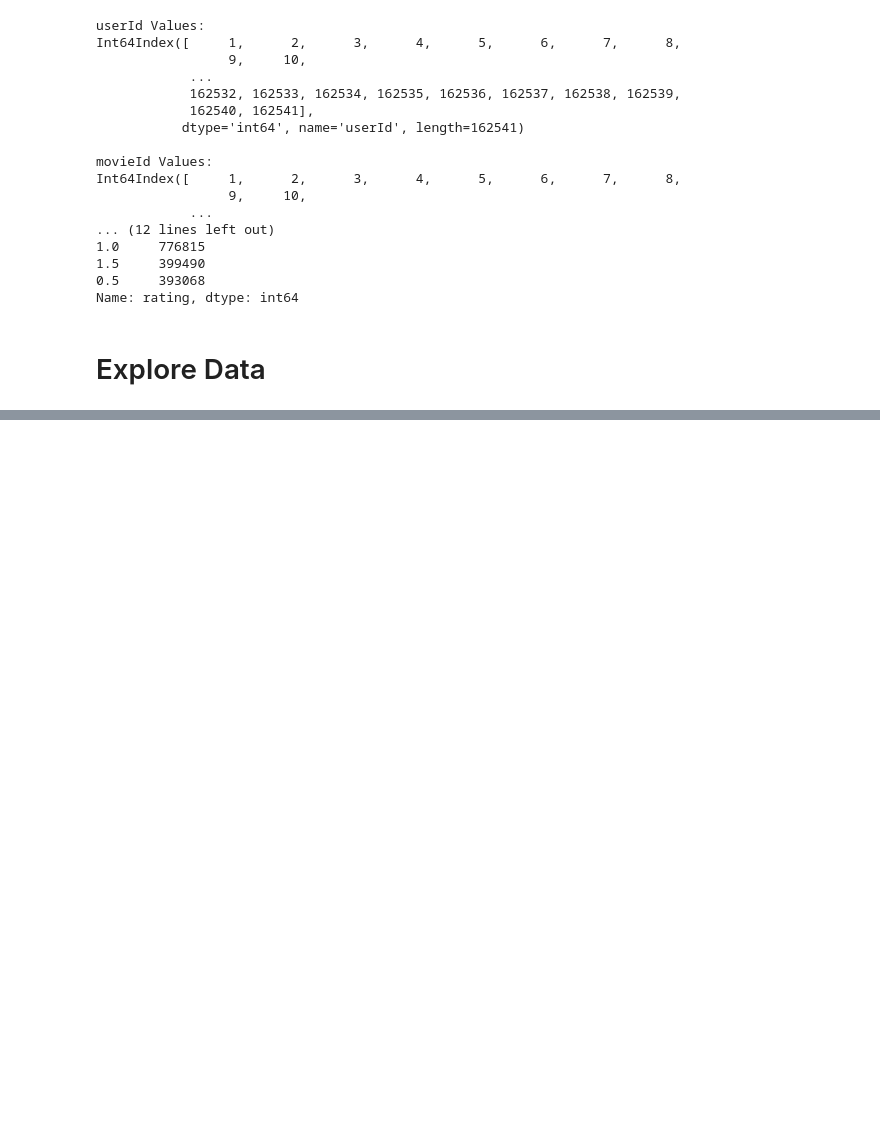
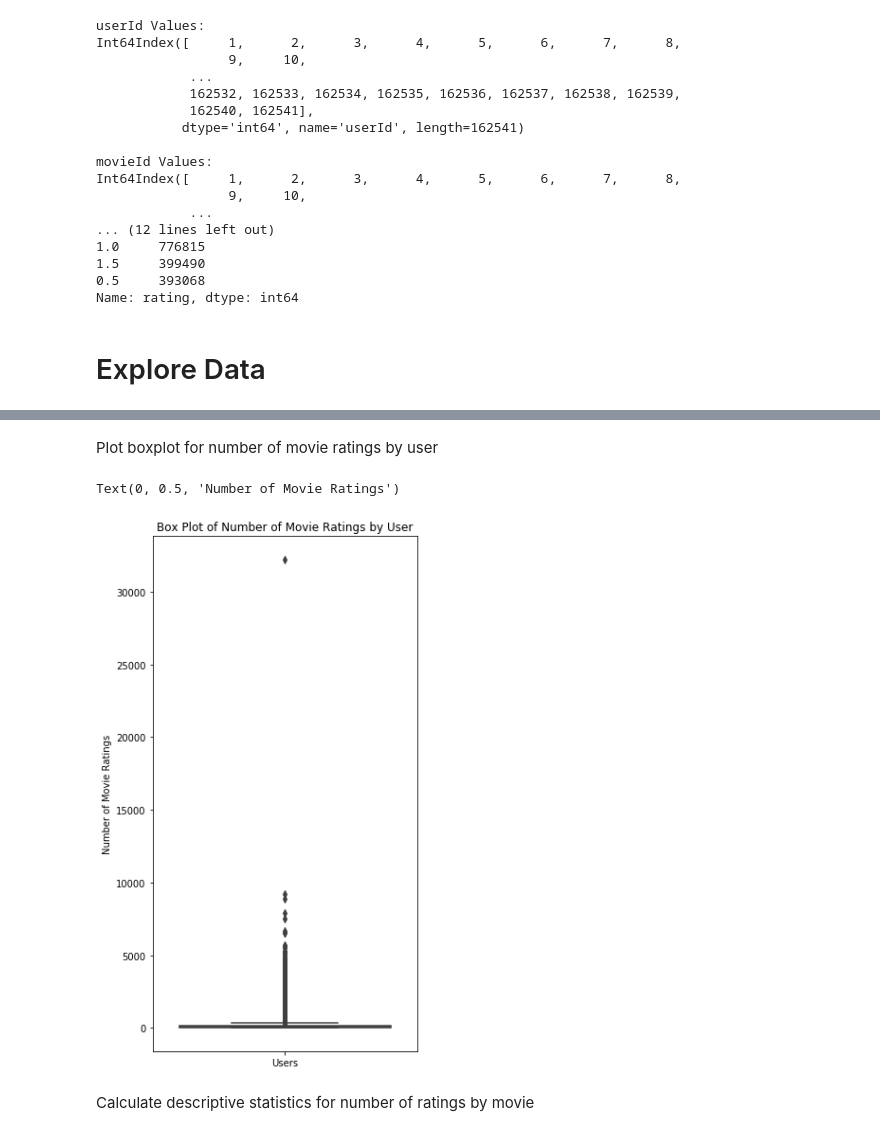
Before and after one commit to blantj/movie_recommendation_system, a Jupyter notebook: Modeling.ipynb, the cells around one changed output, grey strips where cells are left out. Cells and saved outputs as stored; diff of their text form; code cells hidden in the pictures; blank space fills up the shorter version.

```diff
--- a/Modeling.ipynb
+++ b/Modeling.ipynb
@@ -75,0 +141,13 @@ Name: rating, dtype: int64
+# %% [markdown]
+Plot boxplot for number of movie ratings by user
+# %%
+fig, ax = plt.subplots(figsize=(5,10))
+sns.boxplot(y='rating', data=user_df, ax=ax)
+ax.set_title('Box Plot of Number of Movie Ratings by User')
+ax.set_xticklabels(['Users'])
+ax.set_ylabel('Number of Movie Ratings')
+# %% [output]
+Text(0, 0.5, 'Number of Movie Ratings')
+[figure, added]
+# %% [markdown]
+Calculate descriptive statistics for number of ratings by movie
```
Also changed, not shown: parts of 19 cells of this notebook.
